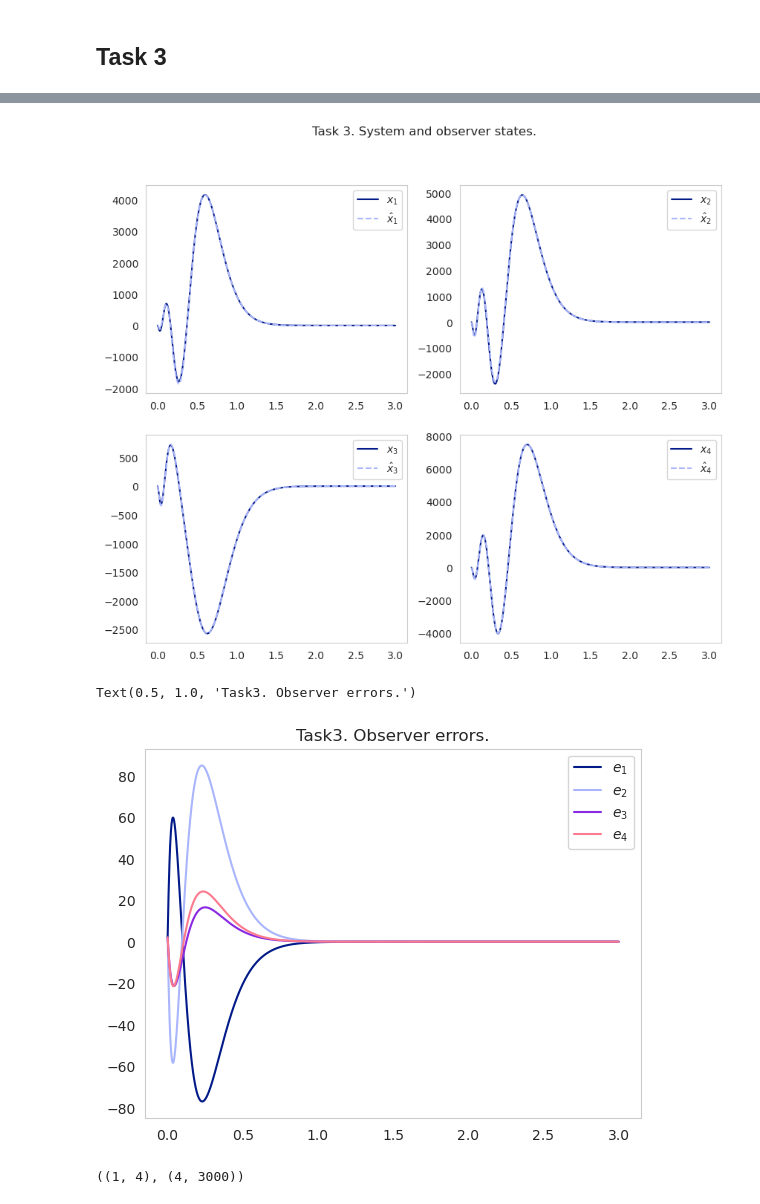
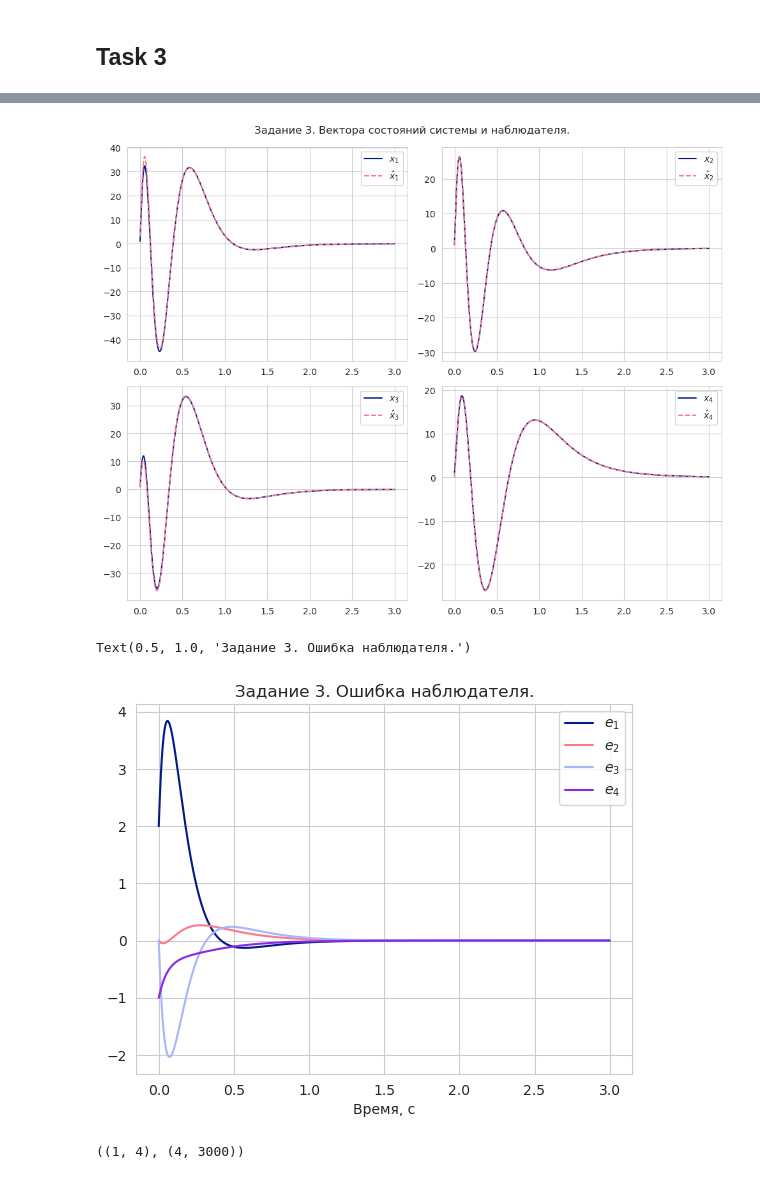
Before and after one commit to dimkablin/Automatic-Control-Theory, a Jupyter notebook: src/homework/Lab8.ipynb, the cells around one changed output, grey strips where cells are left out. Drawn from its saved outputs; the diff is of its cells as text; code cells hidden in the pictures.

```diff
--- a/src/homework/Lab8.ipynb
+++ b/src/homework/Lab8.ipynb
@@ -639,39 +645,41 @@ sys = ctrl.ss(A_new,np.zeros((8,1)),np.zeros((1,8)),0)
 # %%
 time_ = np.linspace(0,3,int(3/dt))
 # %%
-y = ctrl.initial_response(sys,T=time_,X0=[-1,-1,-1,-1,2,2,2,2])
+y = ctrl.initial_response(sys,T=time_,X0=[1,1,1,1,2,0,0,-1])
 # %%
 fig, ax = plt.subplots(2,2,figsize=(10,8))
-fig.suptitle("Task 3. System and observer states.")
+fig.suptitle("Задание 3. Вектора состояний системы и наблюдателя.")
 ax[0,0].plot(time_,y.states[0,:],label="$x_1$")
 ax[0,0].plot(time_,y.states[0,:]+y.states[4,:],linestyle="--",label="$\hat{x}_1$")
 ax[0,0].legend()
-ax[0,0].grid()
+ax[0,0].grid(True)
 ax[0,1].plot(time_,y.states[1,:],label="$x_2$")
 ax[0,1].plot(time_,y.states[1,:]+y.states[5,:],linestyle="--",label="$\hat{x}_2$")
 ax[0,1].legend()
-ax[0,1].grid()
+ax[0,1].grid(True)
 ax[1,0].plot(time_,y.states[2,:],label="$x_3$")
 ax[1,0].plot(time_,y.states[2,:]+y.states[6,:],linestyle="--",label="$\hat{x}_3$")
 ax[1,0].legend()
-ax[1,0].grid()
+ax[1,0].grid(True)
 ax[1,1].plot(time_,y.states[3,:],label="$x_4$")
 ax[1,1].plot(time_,y.states[3,:]+y.states[7,:],linestyle="--",label="$\hat{x}_4$")
 ax[1,1].legend()
-ax[1,1].grid()
+ax[1,1].grid(True)
+plt.tight_layout()
 # %% [output]
-[figure, old version]
+[figure, new version]
 # %%
 plt.plot(time_,y.states[4,:],label="$e_1$")
 plt.plot(time_,y.states[5,:],label="$e_2$")
 plt.plot(time_,y.states[6,:],label="$e_3$")
 plt.plot(time_,y.states[7,:],label="$e_4$")
 plt.legend()
-plt.grid()
-plt.title("Task3. Observer errors.")
+plt.grid(True)
+plt.xlabel("Время, с")
+plt.title("Задание 3. Ошибка наблюдателя.")
 # %% [output]
-Text(0.5, 1.0, 'Task3. Observer errors.')
+Text(0.5, 1.0, 'Задание 3. Ошибка наблюдателя.')
-[figure, old version]
+[figure, new version]
 # %%
 K.shape, y.states[4:,:].shape
 # %% [output]
```
Also changed, not shown: parts of 15 cells of this notebook.
